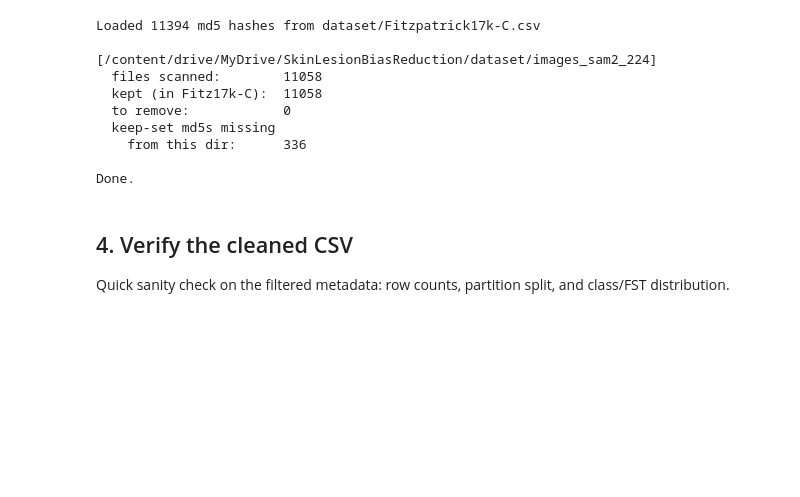
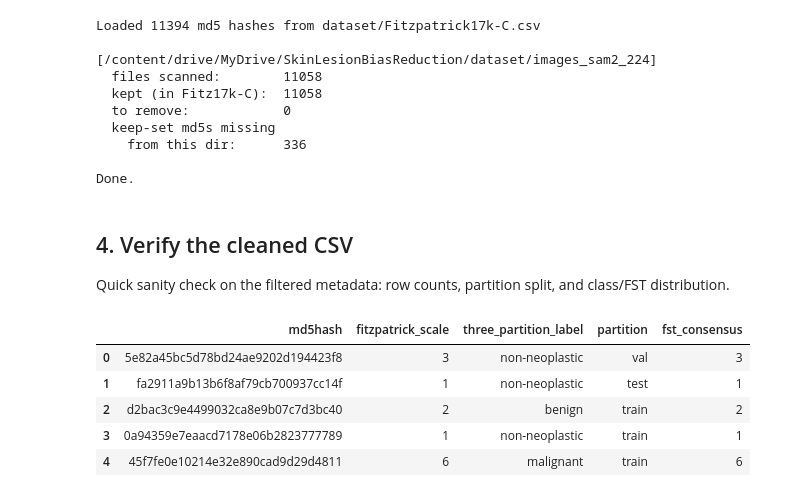
Before and after one commit to hoangnam310/SkinLesionBiasReduction, a Jupyter notebook: notebooks/Cleaned_dataset.ipynb, the cells around one changed output. Saved outputs shown, nothing was run; the diff lists cells and outputs as text; code cells hidden in the pictures; blank space fills up the shorter version.

Commit message:
Add train/val/test that use the dataset stratified

```diff
--- a/notebooks/Cleaned_dataset.ipynb
+++ b/notebooks/Cleaned_dataset.ipynb
@@ -158,3 +158,15 @@ print("\nthree_partition_label:")
 print(df["three_partition_label"].value_counts())
 print("\nfitzpatrick_scale:")
 print(df["fitzpatrick_scale"].value_counts().sort_index())
+# %%
+import pandas as pd
+
+clean_df = pd.read_csv("../dataset/fitzpatrick17k_c.csv")
+clean_df.head()
+# %% [output]
+|  | md5hash | fitzpatrick_scale | three_partition_label | partition | fst_consensus |
+| 0 | 5e82a45bc5d78bd24ae9202d194423f8 | 3 | non-neoplastic | val | 3 |
+| 1 | fa2911a9b13b6f8af79cb700937cc14f | 1 | non-neoplastic | test | 1 |
+| 2 | d2bac3c9e4499032ca8e9b07c7d3bc40 | 2 | benign | train | 2 |
+| 3 | 0a94359e7eaacd7178e06b2823777789 | 1 | non-neoplastic | train | 1 |
+| 4 | 45f7fe0e10214e32e890cad9d29d4811 | 6 | malignant | train | 6 |
```
Also changed, not shown: 5 other files.
